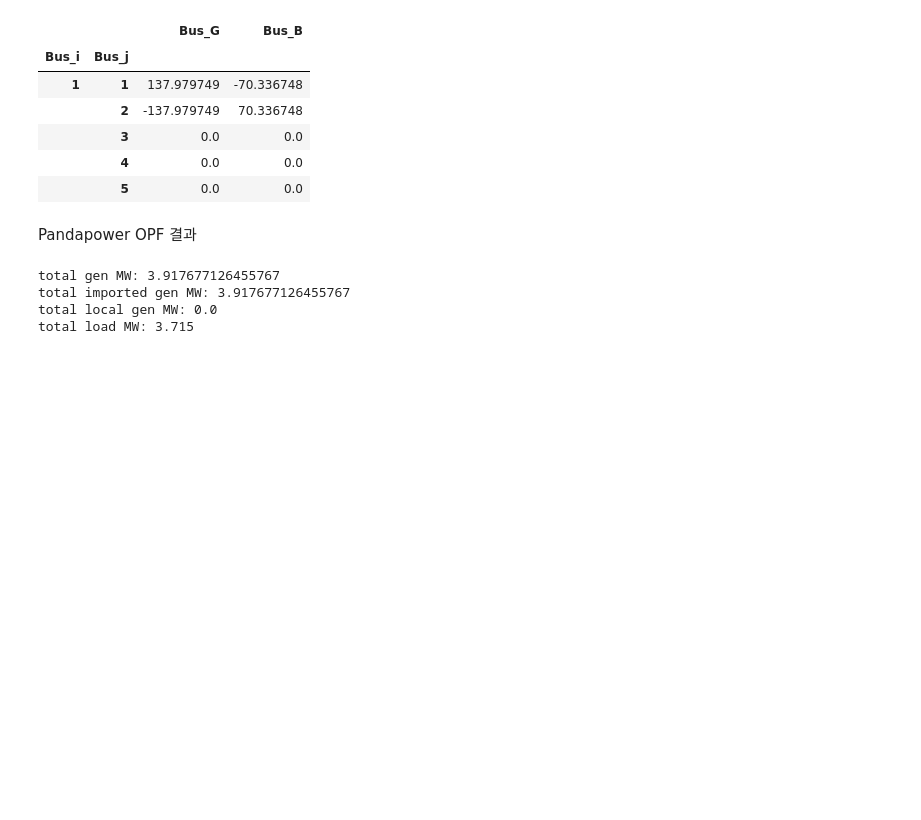
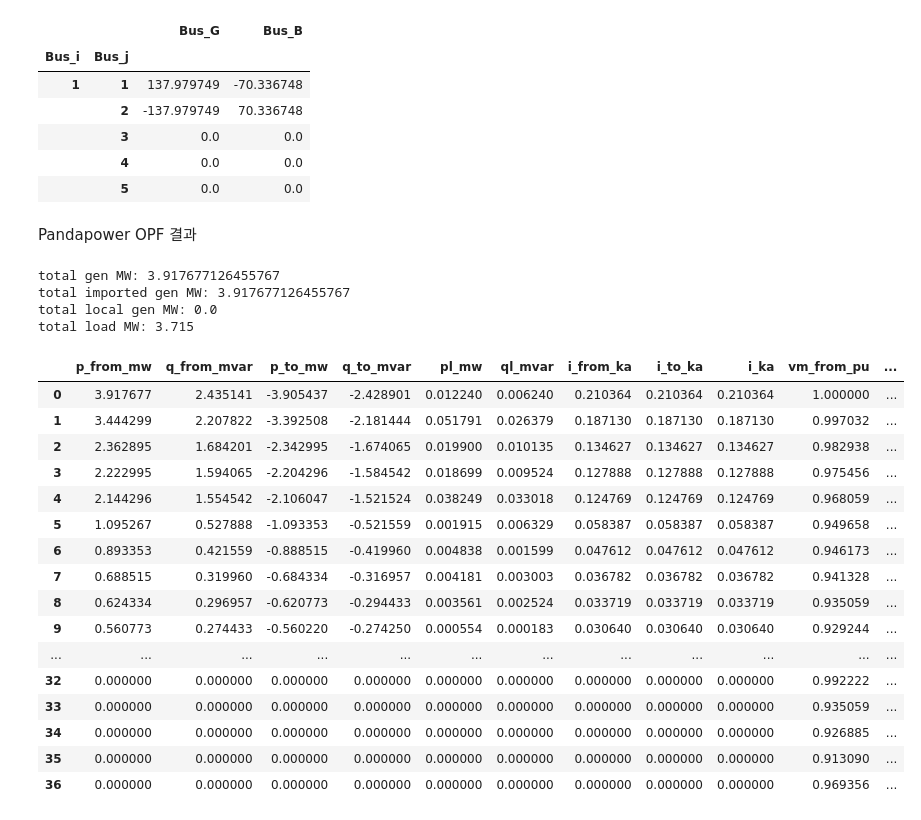
Before and after one commit to kwoong2001/pyomoatoz, a Jupyter notebook: Optimal_Power_Flow/Basic/33_Bus_Case_with_Pandapower/OPF_Case_33bw.ipynb, the cells around one changed output. Cells and saved outputs as stored; diff of their text form; code cells hidden in the pictures; blank space fills up the shorter version.

```diff
--- a/Optimal_Power_Flow/Basic/33_Bus_Case_with_Pandapower/OPF_Case_33bw.ipynb
+++ b/Optimal_Power_Flow/Basic/33_Bus_Case_with_Pandapower/OPF_Case_33bw.ipynb
@@ -209,3 +209,23 @@ total gen MW: 3.917677126455767
 total imported gen MW: 3.917677126455767
 total local gen MW: 0.0
 total load MW: 3.715
+# %%
+net.res_line
+# %% [output]
+|  | p_from_mw | q_from_mvar | p_to_mw | q_to_mvar | pl_mw | ql_mvar | i_from_ka | i_to_ka | i_ka | vm_from_pu | ... |
+| 0 | 3.917677 | 2.435141 | -3.905437 | -2.428901 | 0.012240 | 0.006240 | 0.210364 | 0.210364 | 0.210364 | 1.000000 | ... |
+| 1 | 3.444299 | 2.207822 | -3.392508 | -2.181444 | 0.051791 | 0.026379 | 0.187130 | 0.187130 | 0.187130 | 0.997032 | ... |
+| 2 | 2.362895 | 1.684201 | -2.342995 | -1.674065 | 0.019900 | 0.010135 | 0.134627 | 0.134627 | 0.134627 | 0.982938 | ... |
+| 3 | 2.222995 | 1.594065 | -2.204296 | -1.584542 | 0.018699 | 0.009524 | 0.127888 | 0.127888 | 0.127888 | 0.975456 | ... |
+| 4 | 2.144296 | 1.554542 | -2.106047 | -1.521524 | 0.038249 | 0.033018 | 0.124769 | 0.124769 | 0.124769 | 0.968059 | ... |
+| 5 | 1.095267 | 0.527888 | -1.093353 | -0.521559 | 0.001915 | 0.006329 | 0.058387 | 0.058387 | 0.058387 | 0.949658 | ... |
+| 6 | 0.893353 | 0.421559 | -0.888515 | -0.419960 | 0.004838 | 0.001599 | 0.047612 | 0.047612 | 0.047612 | 0.946173 | ... |
+| 7 | 0.688515 | 0.319960 | -0.684334 | -0.316957 | 0.004181 | 0.003003 | 0.036782 | 0.036782 | 0.036782 | 0.941328 | ... |
+| 8 | 0.624334 | 0.296957 | -0.620773 | -0.294433 | 0.003561 | 0.002524 | 0.033719 | 0.033719 | 0.033719 | 0.935059 | ... |
+| 9 | 0.560773 | 0.274433 | -0.560220 | -0.274250 | 0.000554 | 0.000183 | 0.030640 | 0.030640 | 0.030640 | 0.929244 | ... |
+| ... | ... | ... | ... | ... | ... | ... | ... | ... | ... | ... | ... |
+| 32 | 0.000000 | 0.000000 | 0.000000 | 0.000000 | 0.000000 | 0.000000 | 0.000000 | 0.000000 | 0.000000 | 0.992222 | ... |
+| 33 | 0.000000 | 0.000000 | 0.000000 | 0.000000 | 0.000000 | 0.000000 | 0.000000 | 0.000000 | 0.000000 | 0.935059 | ... |
+| 34 | 0.000000 | 0.000000 | 0.000000 | 0.000000 | 0.000000 | 0.000000 | 0.000000 | 0.000000 | 0.000000 | 0.926885 | ... |
+| 35 | 0.000000 | 0.000000 | 0.000000 | 0.000000 | 0.000000 | 0.000000 | 0.000000 | 0.000000 | 0.000000 | 0.913090 | ... |
+| 36 | 0.000000 | 0.000000 | 0.000000 | 0.000000 | 0.000000 | 0.000000 | 0.000000 | 0.000000 | 0.000000 | 0.969356 | ... |
```
Also changed, not shown: 2 other files.
